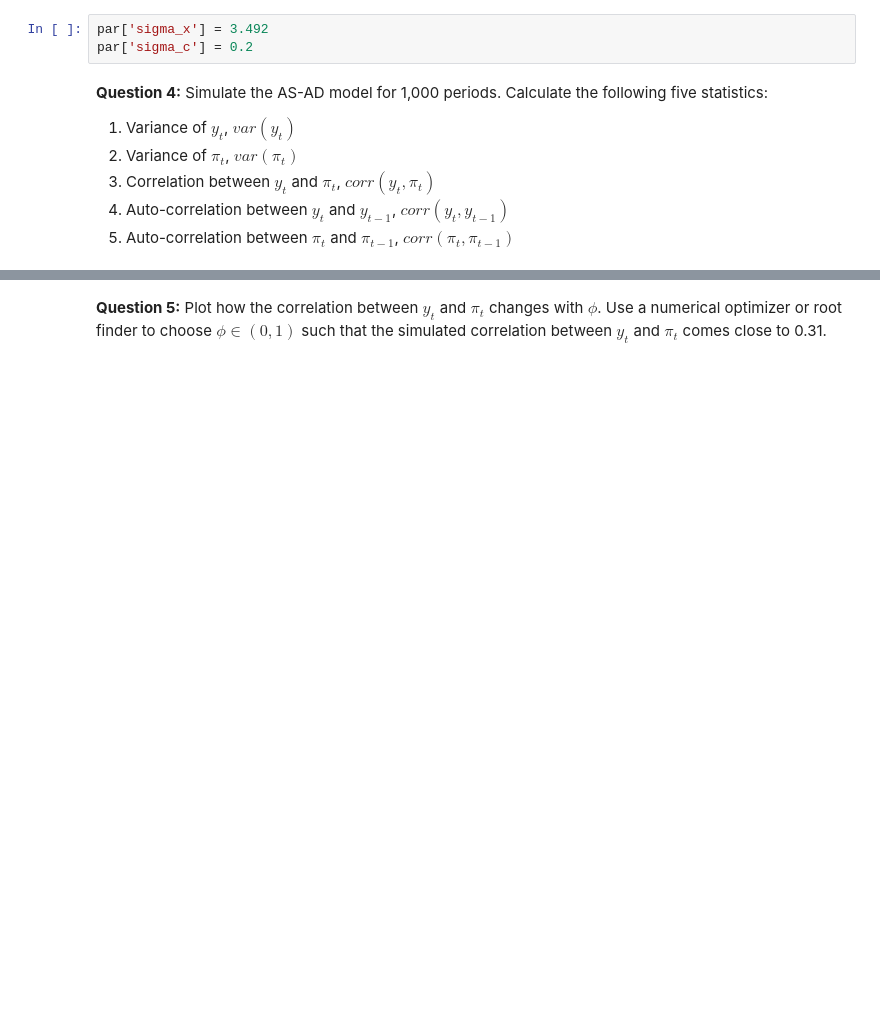
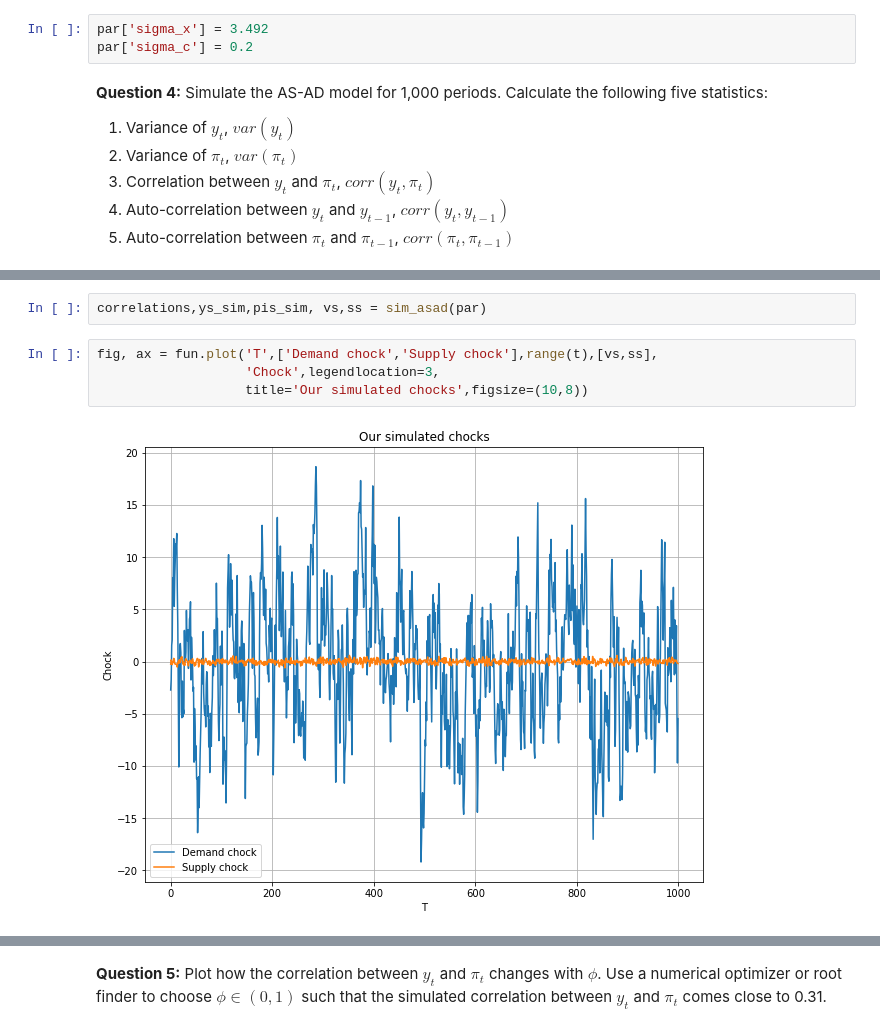
Before and after one commit to AskerNC/exercises-2021, a Jupyter notebook: Exam_2019/Asker_solution2021.ipynb, the cells around one changed output, grey strips where cells are left out. Cells and saved outputs as stored; diff of their text form; blank space fills up the shorter version.

```diff
--- a/Exam_2019/Asker_solution2021.ipynb
+++ b/Exam_2019/Asker_solution2021.ipynb
@@ -639,0 +717,8 @@ par['sigma_c'] = 0.2
+# %%
+correlations,ys_sim,pis_sim, vs,ss = sim_asad(par)
+# %%
+fig, ax = fun.plot('T',['Demand chock','Supply chock'],range(t),[vs,ss],
+                   'Chock',legendlocation=3,
+                   title='Our simulated chocks',figsize=(10,8))
+# %% [output]
+[figure, added]
```
Also changed, not shown: parts of 77 cells of this notebook, 4 other files.
